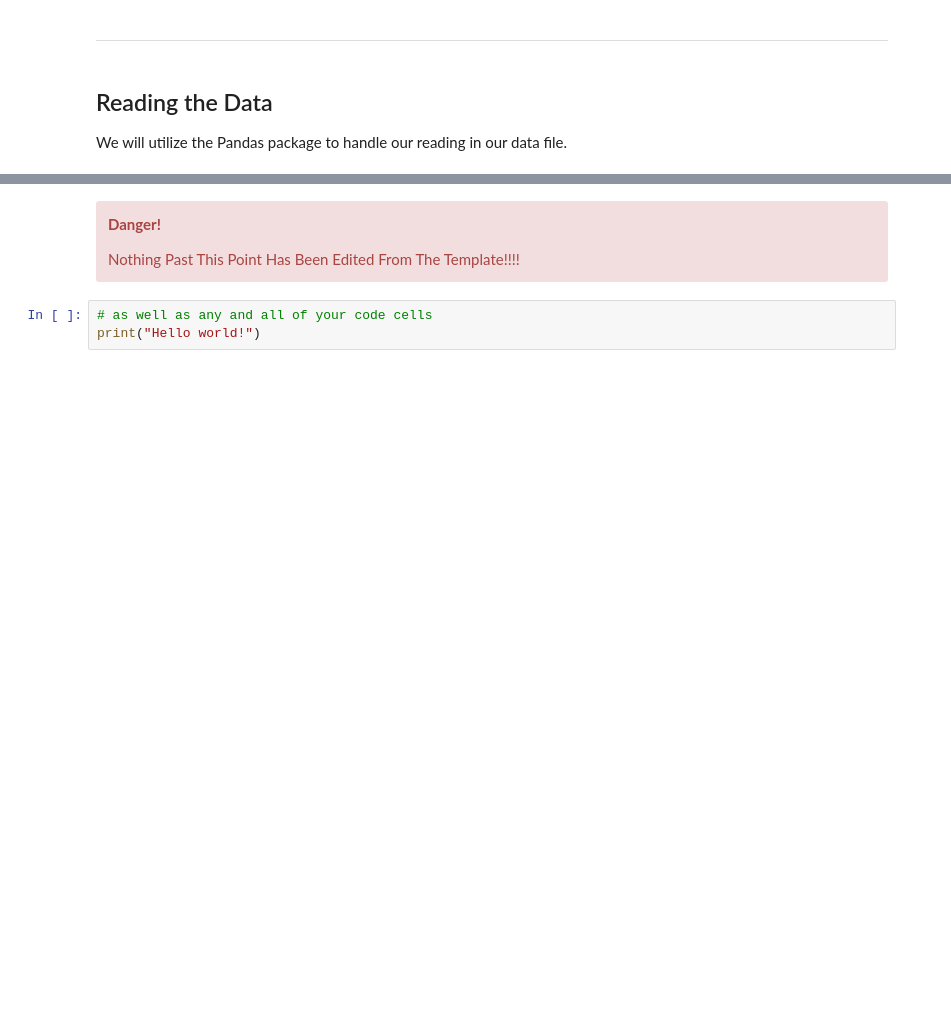
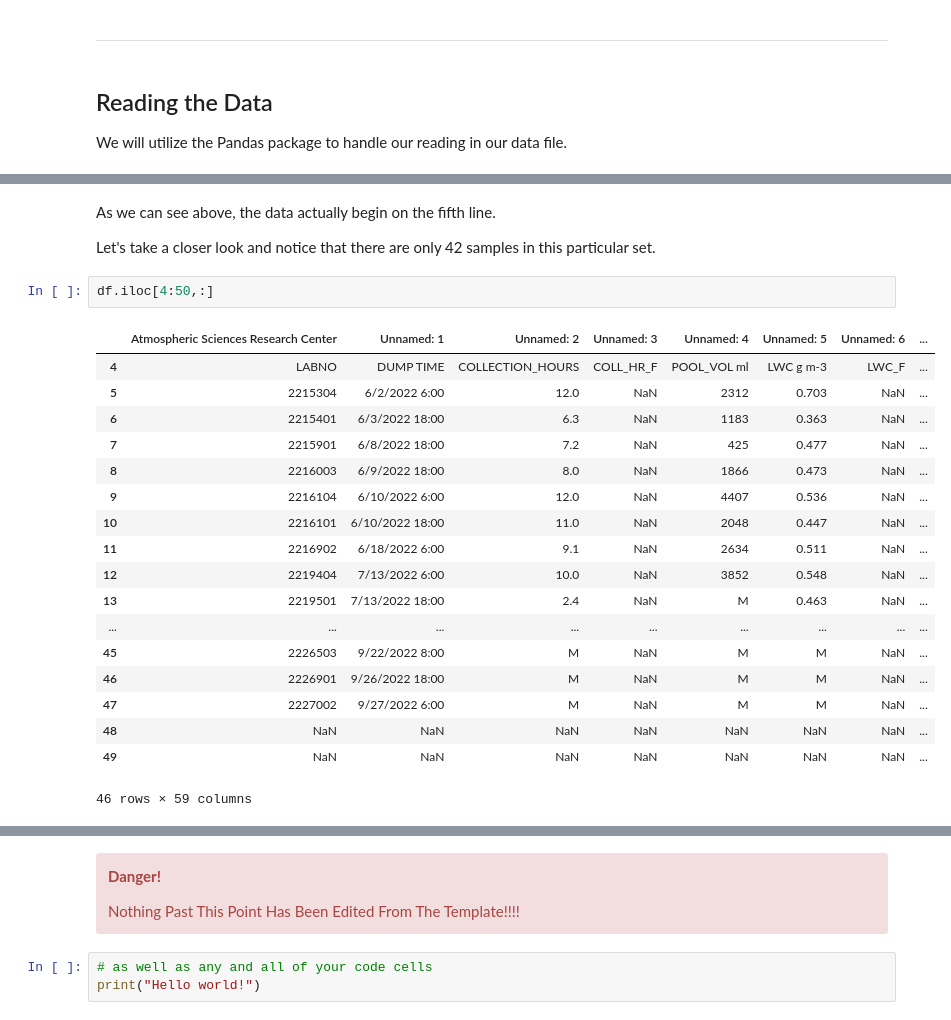
Before and after one commit to ProjectPythia/api-cookbook, a Jupyter notebook: notebooks/example-workflows/wfm-cloud-water.ipynb, the cells around one changed output, grey strips where cells are left out. Cells and saved outputs as stored; diff of their text form; blank space fills up the shorter version.

```diff
--- a/notebooks/example-workflows/wfm-cloud-water.ipynb
+++ b/notebooks/example-workflows/wfm-cloud-water.ipynb
@@ -93,0 +110,25 @@ FileNotFoundError: [Errno 2] No such file or directory: 'files/WFC.2022.Data.R2-
+# %% [markdown]
+As we can see above, the data actually begin on the fifth line.
+
+Let's take a closer look and notice that there are only 42 samples in this particular set.
+# %%
+df.iloc[4:50,:]
+# %% [output]
+|  | Atmospheric Sciences Research Center | Unnamed: 1 | Unnamed: 2 | Unnamed: 3 | Unnamed: 4 | Unnamed: 5 | Unnamed: 6 | ... |
+| 4 | LABNO | DUMP TIME | COLLECTION_HOURS | COLL_HR_F | POOL_VOL ml | LWC g m-3 | LWC_F | ... |
+| 5 | 2215304 | 6/2/2022 6:00 | 12.0 | NaN | 2312 | 0.703 | NaN | ... |
+| 6 | 2215401 | 6/3/2022 18:00 | 6.3 | NaN | 1183 | 0.363 | NaN | ... |
+| 7 | 2215901 | 6/8/2022 18:00 | 7.2 | NaN | 425 | 0.477 | NaN | ... |
+| 8 | 2216003 | 6/9/2022 18:00 | 8.0 | NaN | 1866 | 0.473 | NaN | ... |
+| 9 | 2216104 | 6/10/2022 6:00 | 12.0 | NaN | 4407 | 0.536 | NaN | ... |
+| 10 | 2216101 | 6/10/2022 18:00 | 11.0 | NaN | 2048 | 0.447 | NaN | ... |
+| 11 | 2216902 | 6/18/2022 6:00 | 9.1 | NaN | 2634 | 0.511 | NaN | ... |
+| 12 | 2219404 | 7/13/2022 6:00 | 10.0 | NaN | 3852 | 0.548 | NaN | ... |
+| 13 | 2219501 | 7/13/2022 18:00 | 2.4 | NaN | M | 0.463 | NaN | ... |
+| ... | ... | ... | ... | ... | ... | ... | ... | ... |
+| 45 | 2226503 | 9/22/2022 8:00 | M | NaN | M | M | NaN | ... |
+| 46 | 2226901 | 9/26/2022 18:00 | M | NaN | M | M | NaN | ... |
+| 47 | 2227002 | 9/27/2022 6:00 | M | NaN | M | M | NaN | ... |
+| 48 | NaN | NaN | NaN | NaN | NaN | NaN | NaN | ... |
+| 49 | NaN | NaN | NaN | NaN | NaN | NaN | NaN | ... |
+46 rows × 59 columns
```
Also changed, not shown: parts of 11 cells of this notebook.
